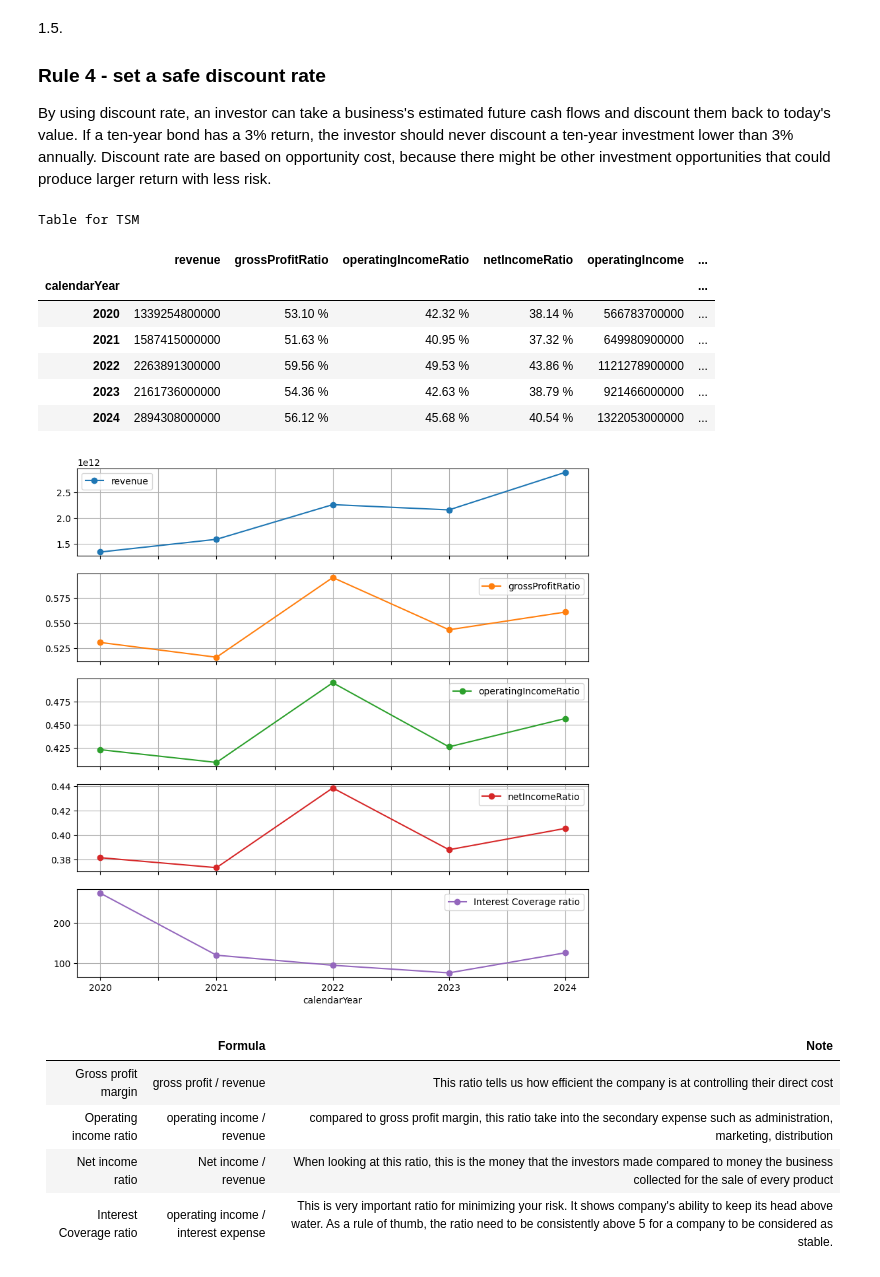
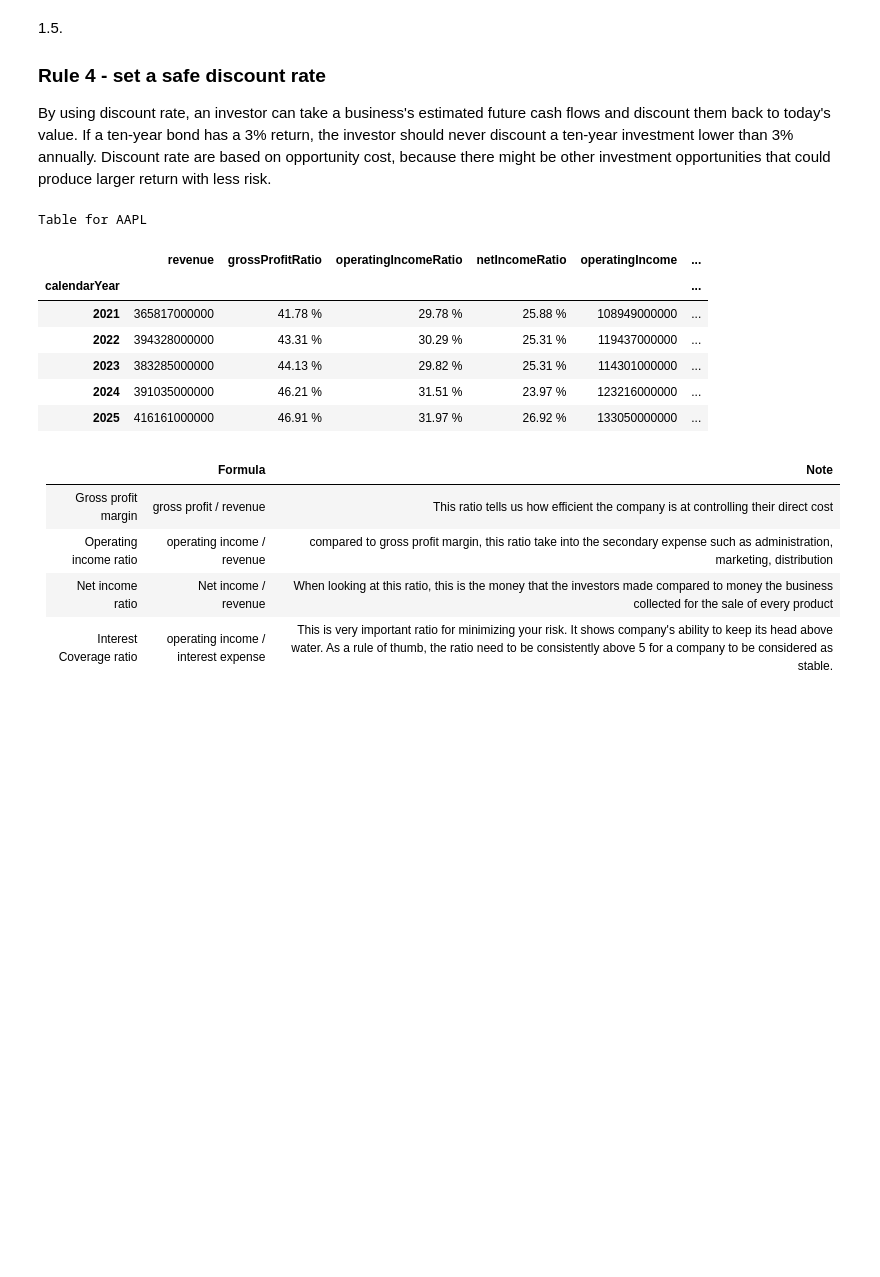
Before and after one commit to fbcharles747/company_evaluation, a Jupyter notebook: Buffet_accounting_book_playground.ipynb, the cells around one changed output. Drawn from its saved outputs; the diff is of its cells as text; code cells hidden in the pictures; blank space fills up the shorter version.

```diff
--- a/Buffet_accounting_book_playground.ipynb
+++ b/Buffet_accounting_book_playground.ipynb
@@ -172,29 +237,28 @@ By using discount rate, an investor can take a business's estimated future cash
 # %%
 #@title Income Ratio analysis
 income_columns:list[str]=['calendarYear','revenue','grossProfitRatio','operatingIncomeRatio','netIncomeRatio','operatingIncome',"interestExpense","costOfRevenue"]
 income_frame = pd.DataFrame(income_data, columns=income_columns)
 income_frame=income_frame.set_index(keys=['calendarYear'])
 # calculate ratio
 income_frame['Interest Coverage ratio'] = income_frame['operatingIncome'] / income_frame["interestExpense"]
-income_frame.plot(use_index=True,y=['revenue','grossProfitRatio','operatingIncomeRatio','netIncomeRatio','Interest Coverage ratio'],subplots=True,marker="o",grid=True,figsize=(10,10))
+# income_frame.plot(use_index=True,y=['revenue','grossProfitRatio','operatingIncomeRatio','netIncomeRatio','Interest Coverage ratio'],subplots=True,marker="o",grid=True,figsize=(10,10))
 
 # convert ratio to formated string
 income_frame['grossProfitRatio'] = income_frame['grossProfitRatio'].map(to_percentage)
 income_frame['operatingIncomeRatio'] =income_frame['operatingIncomeRatio'].map(to_percentage)
 income_frame['netIncomeRatio'] = income_frame['netIncomeRatio'].map(to_percentage)
 
 
 income_frame.style.set_caption(f"Table for {stock_symbol}")
 # %% [output]
-Table for TSM
+Table for AAPL
 |  | revenue | grossProfitRatio | operatingIncomeRatio | netIncomeRatio | operatingIncome | ... |
 | calendarYear |  |  |  |  |  | ... |
-| 2020 | 1339254800000 | 53.10 % | 42.32 % | 38.14 % | 566783700000 | ... |
-| 2021 | 1587415000000 | 51.63 % | 40.95 % | 37.32 % | 649980900000 | ... |
-| 2022 | 2263891300000 | 59.56 % | 49.53 % | 43.86 % | 1121278900000 | ... |
-| 2023 | 2161736000000 | 54.36 % | 42.63 % | 38.79 % | 921466000000 | ... |
-| 2024 | 2894308000000 | 56.12 % | 45.68 % | 40.54 % | 1322053000000 | ... |
+| 2021 | 365817000000 | 41.78 % | 29.78 % | 25.88 % | 108949000000 | ... |
+| 2022 | 394328000000 | 43.31 % | 30.29 % | 25.31 % | 119437000000 | ... |
+| 2023 | 383285000000 | 44.13 % | 29.82 % | 25.31 % | 114301000000 | ... |
+| 2024 | 391035000000 | 46.21 % | 31.51 % | 23.97 % | 123216000000 | ... |
+| 2025 | 416161000000 | 46.91 % | 31.97 % | 26.92 % | 133050000000 | ... |
-[figure, removed]
 # %% [markdown]
 |                         	| Formula                             	| Note                                                                                                                                                                                                                    	|
 |-------------------------	|-------------------------------------	|-------------------------------------------------------------------------------------------------------------------------------------------------------------------------------------------------------------------------	|
```
Also changed, not shown: parts of 8 cells of this notebook.
